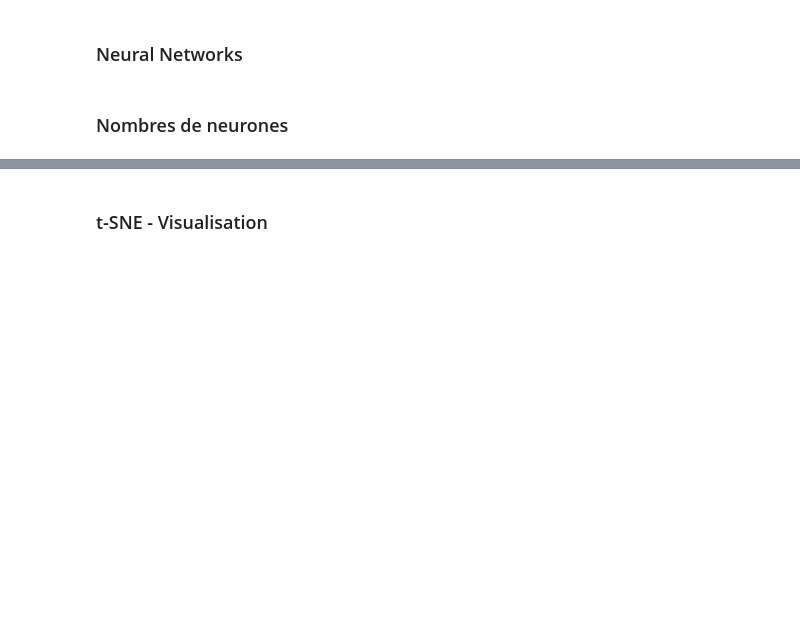
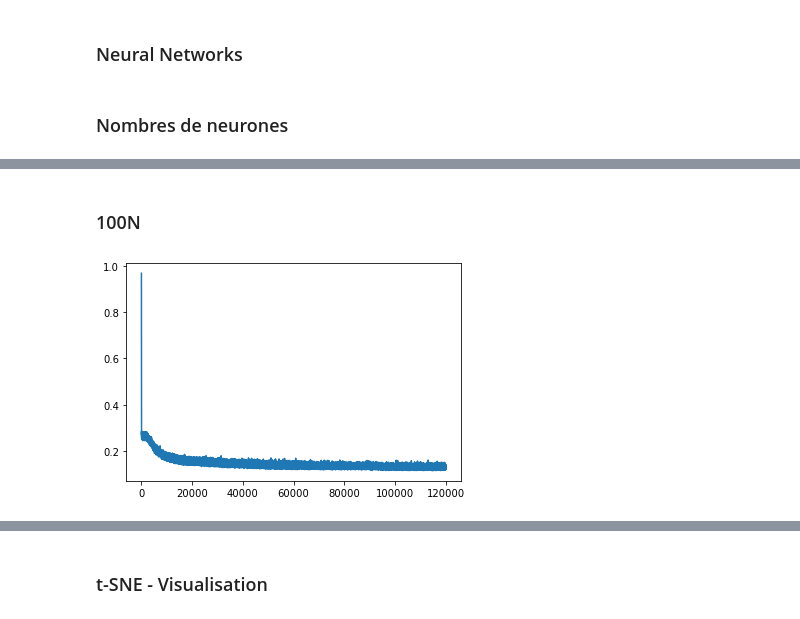
Before and after one commit to Steinz0/NN-from-scratch, a Jupyter notebook: experimentation.ipynb, the cells around one changed output, grey strips where cells are left out. Cells and saved outputs as stored; diff of their text form; code cells hidden in the pictures; blank space fills up the shorter version.

```diff
--- a/experimentation.ipynb
+++ b/experimentation.ipynb
@@ -759,0 +647,20 @@ show_usps_compare(X_test_usps[first_ind_test[9]], net300.forward(X_test_usps[fir
+# %% [markdown]
+### 100N
+# %%
+dimensionX = len(mnist_train_X_norm[0])
+number_neurons_layer1 = 100
+number_neurons_layer2 = 10
+
+seqEncoder100 = [Linear(dimensionX, number_neurons_layer1), TanH(), Linear(number_neurons_layer1, number_neurons_layer2), TanH()]
+seqDecoder100 = [Linear(number_neurons_layer2, number_neurons_layer1), TanH(), Linear(number_neurons_layer1, dimensionX), Sigmoide()]
+
+net100 = Sequential(seqEncoder100 + seqDecoder100)
+ce = BinaryCrossEntropy()
+
+loss100 = MiniBatchGD(net100, ce, mnist_train_X_norm, mnist_train_X_norm, 100, epochs=200, eps=1e-4, verbose=False)
+# %%
+plt.figure()
+plt.plot(loss100)
+plt.show()
+# %% [output]
+[figure, added]
```
Also changed, not shown: parts of 144 cells of this notebook, 11 other files.
